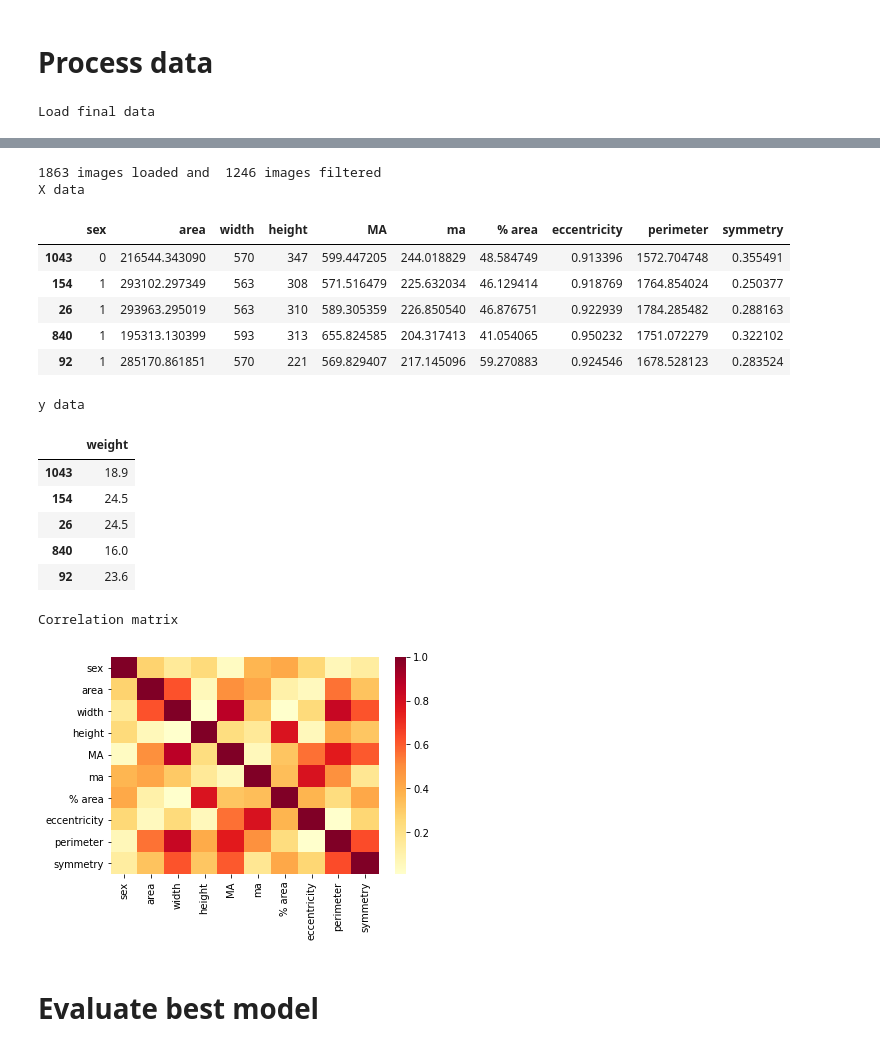
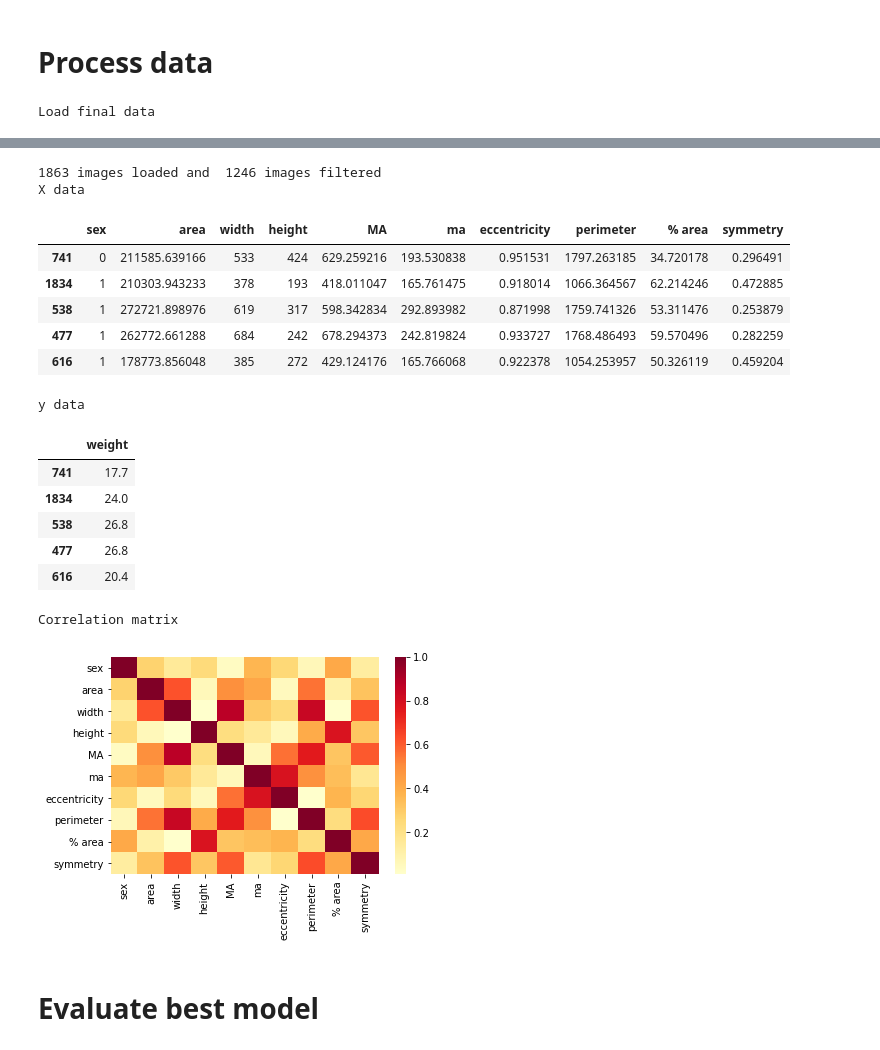
Before and after one commit to ULE-Informatica/morfologia-unizar-ule, a Jupyter notebook: scripts/process_images_to_create_csv_dataset.ipynb, the cells around one changed output, grey strips where cells are left out. Cells and saved outputs as stored; diff of their text form; code cells hidden in the pictures.

```diff
--- a/scripts/process_images_to_create_csv_dataset.ipynb
+++ b/scripts/process_images_to_create_csv_dataset.ipynb
@@ -39,8 +39,9 @@ If you want to process data, set PROCESS_DATA to True
 
 To download the dataset you must specify your user and key for kaggle (Dataset weight 5 GBs, so it takes a time to download)
 # %%
-PROCESS_IMAGES = False
-PROCESS_DATA = False
+seed = 2541
+PROCESS_IMAGES = True
+PROCESS_DATA = True
 
 DOWNLOAD_DATA = False
 if DOWNLOAD_DATA:
@@ -137,14 +138,13 @@ Final data
 # %%
 #Load file data
 file_data = pd.read_csv(os.path.join("..", 'data', 'id_weight_sex_uuid_data.csv'), usecols=['uuid', 'id', 'sex', 'weight', 'area', 'x', 'y', 'width', 'height', 'MA', 'ma', 'centroid_x', 'centroid_y', 'orientation', '% area', 'center distance', 'eccentricity', 'perimeter', 'symmetry'])
+file_data = file_data.reindex(columns=['uuid', 'id', 'sex', 'area', 'width', 'height', 'MA', 'ma', 'eccentricity', 'perimeter', '% area', 'symmetry', 'centroid_x', 'centroid_y', 'orientation', 'center distance', 'x', 'y','weight'])
 print("Load final data")
 display(file_data.head())
+file_data = shuffle(file_data, random_state=seed)
 #file_data = file_data[file_data['symmetry']>0.65]
 file_data_filtered = file_data[file_data['area']>150000]
 file_data_filtered = file_data_filtered[file_data['perimeter']>1600]
-file_data = shuffle(file_data)
-file_data_filtered = shuffle(file_data_filtered)
-
 print(len(file_data),"images loaded and ",len(file_data_filtered),"images filtered")
 
 X = file_data.loc[:, 'sex':'symmetry']
@@ -158,8 +158,8 @@ print("y data")
 display(y.head())
 
 #Split data
-X_train, X_test, y_train, y_test = train_test_split(X, y, test_size=0.3)
-X_train_filtered, X_test_filtered, y_train_filtered, y_test_filtered = train_test_split(X_filtered, y_filtered, test_size=0.3)
+X_train, X_test, y_train, y_test = train_test_split(X, y, test_size=0.3, shuffle=False)
+X_train_filtered, X_test_filtered, y_train_filtered, y_test_filtered = train_test_split(X_filtered, y_filtered, test_size=0.3, shuffle=False)
 
 if PROCESS_DATA:
     print("Correlation matrix")
@@ -267,20 +267,20 @@ Load final data
 1863 images loaded and  1246 images filtered
 X data
-|  | sex | area | width | height | MA | ma | % area | eccentricity | perimeter | symmetry |
-| 1043 | 0 | 216544.343090 | 570 | 347 | 599.447205 | 244.018829 | 48.584749 | 0.913396 | 1572.704748 | 0.355491 |
-| 154 | 1 | 293102.297349 | 563 | 308 | 571.516479 | 225.632034 | 46.129414 | 0.918769 | 1764.854024 | 0.250377 |
-| 26 | 1 | 293963.295019 | 563 | 310 | 589.305359 | 226.850540 | 46.876751 | 0.922939 | 1784.285482 | 0.288163 |
-| 840 | 1 | 195313.130399 | 593 | 313 | 655.824585 | 204.317413 | 41.054065 | 0.950232 | 1751.072279 | 0.322102 |
-| 92 | 1 | 285170.861851 | 570 | 221 | 569.829407 | 217.145096 | 59.270883 | 0.924546 | 1678.528123 | 0.283524 |
+|  | sex | area | width | height | MA | ma | eccentricity | perimeter | % area | symmetry |
+| 741 | 0 | 211585.639166 | 533 | 424 | 629.259216 | 193.530838 | 0.951531 | 1797.263185 | 34.720178 | 0.296491 |
+| 1834 | 1 | 210303.943233 | 378 | 193 | 418.011047 | 165.761475 | 0.918014 | 1066.364567 | 62.214246 | 0.472885 |
+| 538 | 1 | 272721.898976 | 619 | 317 | 598.342834 | 292.893982 | 0.871998 | 1759.741326 | 53.311476 | 0.253879 |
+| 477 | 1 | 262772.661288 | 684 | 242 | 678.294373 | 242.819824 | 0.933727 | 1768.486493 | 59.570496 | 0.282259 |
+| 616 | 1 | 178773.856048 | 385 | 272 | 429.124176 | 165.766068 | 0.922378 | 1054.253957 | 50.326119 | 0.459204 |
 y data
 |  | weight |
-| 1043 | 18.9 |
-| 154 | 24.5 |
-| 26 | 24.5 |
-| 840 | 16.0 |
-| 92 | 23.6 |
+| 741 | 17.7 |
+| 1834 | 24.0 |
+| 538 | 26.8 |
+| 477 | 26.8 |
+| 616 | 20.4 |
 Correlation matrix
-[figure, old version]
+[figure, new version]
 # %% [markdown]
 # Evaluate best model
 # %%
```
Also changed, not shown: parts of 6 cells of this notebook, 7 other files.
